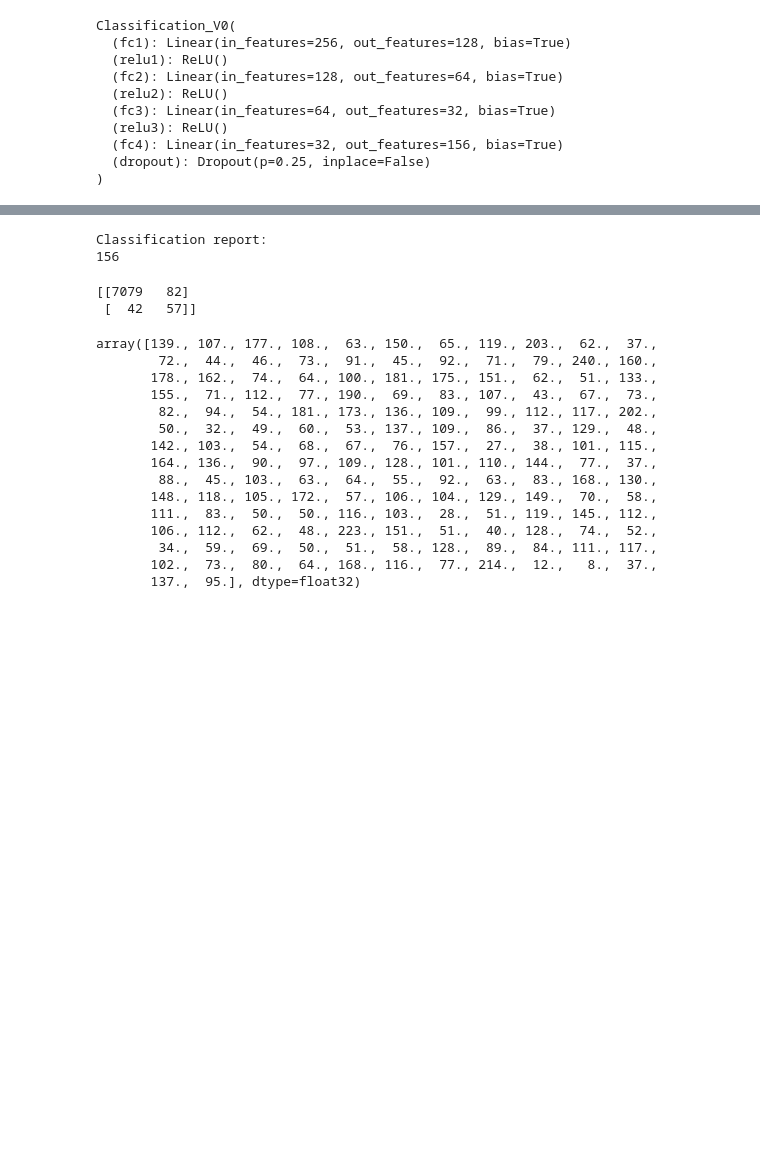
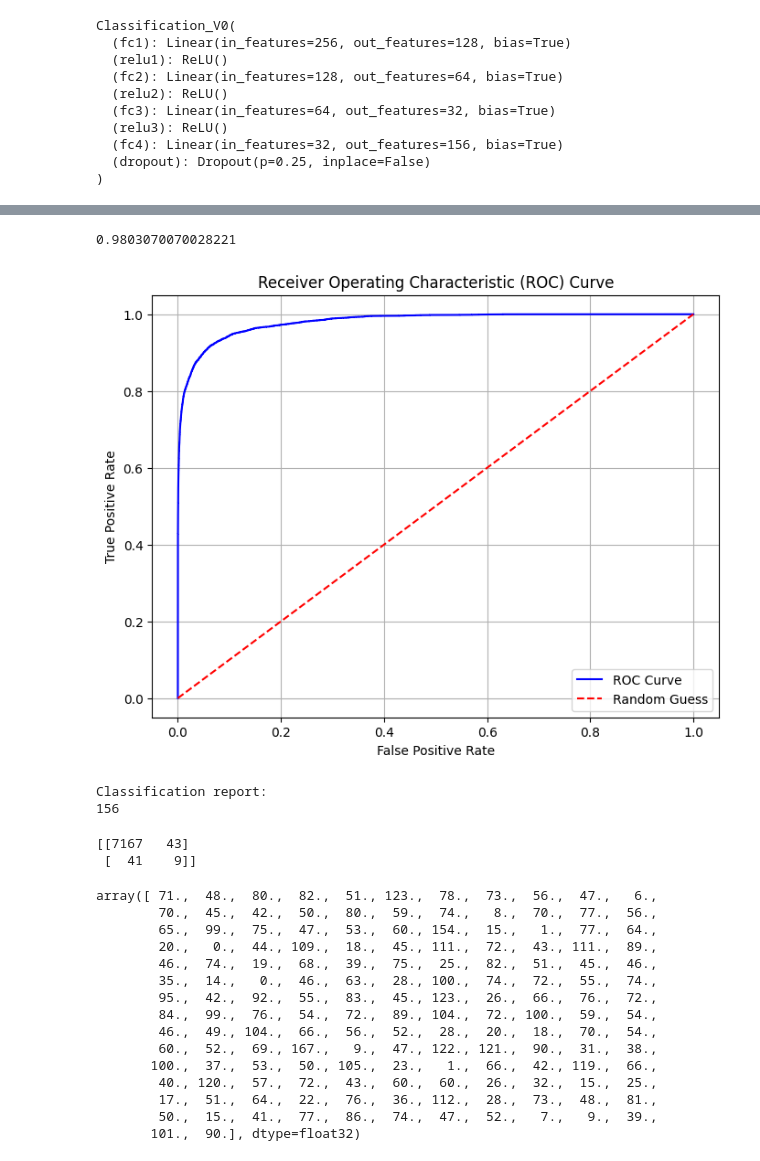
Before and after one commit to bio-ontology-research-group/Genomic_context, a Jupyter notebook: BERT_for_DNN_sanity_check_secretion.ipynb, the cells around one changed output, grey strips where cells are left out. Drawn from its saved outputs; the diff is of its cells as text; code cells hidden in the pictures; blank space fills up the shorter version.

```diff
--- a/BERT_for_DNN_sanity_check_secretion.ipynb
+++ b/BERT_for_DNN_sanity_check_secretion.ipynb
@@ -592,7 +571,7 @@ from sklearn.metrics import precision_score, recall_score, f1_score
 import numpy as np
 all_predictions = []
 all_labels = []
-
+all_probs = []
 
 count = 0
 for batch_embeddings, batch_labels in tqdm(generator, desc="Evaluation Batches", leave=False):
@@ -603,3 +582,4 @@ for batch_embeddings, batch_labels in tqdm(generator, desc="Evaluation Batches",
     thresholded_predictions = (predictions > 0.9).float()
     all_predictions.append(thresholded_predictions.detach().numpy())
     all_labels.append(batch_labels)
+    all_probs.append(predictions.detach().numpy())
@@ -624,3 +604,4 @@ NameError: name 'all_labels' is not defined
 # Concatenate predictions and labels across all batches
 all_predictions = np.concatenate(all_predictions)
 all_labels = np.concatenate(all_labels)
+all_probs = np.concatenate(all_probs)
@@ -633,3 +645,28 @@ all_labels.shape
+# %%
+from sklearn import metrics
+
+y = all_labels.flatten()
+pred_y = all_probs.flatten()
+
+fpr, tpr, thresholds = metrics.roc_curve(y, pred_y)
+print(metrics.auc(fpr, tpr))
+# %% [output]
+0.9803070070028221
+# %%
+import matplotlib.pyplot as plt
+
+plt.figure(figsize=(8, 6))
+plt.plot(fpr, tpr, color='blue', label='ROC Curve')
+plt.plot([0, 1], [0, 1], color='red', linestyle='--', label='Random Guess')
+
+plt.xlabel('False Positive Rate')
+plt.ylabel('True Positive Rate')
+plt.title('Receiver Operating Characteristic (ROC) Curve')
+plt.legend(loc='lower right')
+plt.grid(True)
+plt.show()
+# %% [output]
+[figure, added]
 # %%
 cl_report = multilabel_confusion_matrix(all_labels, all_predictions)
 print("Classification report:")
@@ -638,10 +675,10 @@ print(len(cl_report))
 Classification report:
 156
 # %%
-print(cl_report[0])
+print(cl_report[100])
 # %% [output]
-[[7079   82]
- [  42   57]]
+[[7167   43]
+ [  41    9]]
 # %%
 from sklearn.metrics import classification_report
 
@@ -649,21 +686,21 @@ report = classification_report(all_labels, all_predictions, zero_division=np.nan
 # %%
 all_predictions.sum(axis=0)
 # %% [output]
-array([139., 107., 177., 108.,  63., 150.,  65., 119., 203.,  62.,  37.,
-        72.,  44.,  46.,  73.,  91.,  45.,  92.,  71.,  79., 240., 160.,
-       178., 162.,  74.,  64., 100., 181., 175., 151.,  62.,  51., 133.,
-       155.,  71., 112.,  77., 190.,  69.,  83., 107.,  43.,  67.,  73.,
-        82.,  94.,  54., 181., 173., 136., 109.,  99., 112., 117., 202.,
-        50.,  32.,  49.,  60.,  53., 137., 109.,  86.,  37., 129.,  48.,
-       142., 103.,  54.,  68.,  67.,  76., 157.,  27.,  38., 101., 115.,
-       164., 136.,  90.,  97., 109., 128., 101., 110., 144.,  77.,  37.,
-        88.,  45., 103.,  63.,  64.,  55.,  92.,  63.,  83., 168., 130.,
-       148., 118., 105., 172.,  57., 106., 104., 129., 149.,  70.,  58.,
-       111.,  83.,  50.,  50., 116., 103.,  28.,  51., 119., 145., 112.,
-       106., 112.,  62.,  48., 223., 151.,  51.,  40., 128.,  74.,  52.,
-        34.,  59.,  69.,  50.,  51.,  58., 128.,  89.,  84., 111., 117.,
-       102.,  73.,  80.,  64., 168., 116.,  77., 214.,  12.,   8.,  37.,
-       137.,  95.], dtype=float32)
+array([ 71.,  48.,  80.,  82.,  51., 123.,  78.,  73.,  56.,  47.,   6.,
+        70.,  45.,  42.,  50.,  80.,  59.,  74.,   8.,  70.,  77.,  56.,
+        65.,  99.,  75.,  47.,  53.,  60., 154.,  15.,   1.,  77.,  64.,
+        20.,   0.,  44., 109.,  18.,  45., 111.,  72.,  43., 111.,  89.,
+        46.,  74.,  19.,  68.,  39.,  75.,  25.,  82.,  51.,  45.,  46.,
+        35.,  14.,   0.,  46.,  63.,  28., 100.,  74.,  72.,  55.,  74.,
+        95.,  42.,  92.,  55.,  83.,  45., 123.,  26.,  66.,  76.,  72.,
+        84.,  99.,  76.,  54.,  72.,  89., 104.,  72., 100.,  59.,  54.,
+        46.,  49., 104.,  66.,  56.,  52.,  28.,  20.,  18.,  70.,  54.,
+        60.,  52.,  69., 167.,   9.,  47., 122., 121.,  90.,  31.,  38.,
+       100.,  37.,  53.,  50., 105.,  23.,   1.,  66.,  42., 119.,  66.,
+        40., 120.,  57.,  72.,  43.,  60.,  60.,  26.,  32.,  15.,  25.,
+        17.,  51.,  64.,  22.,  76.,  36., 112.,  28.,  73.,  48.,  81.,
+        50.,  15.,  41.,  77.,  86.,  74.,  47.,  52.,   7.,   9.,  39.,
+       101.,  90.], dtype=float32)
 # %%
 print(report)
 # %% [output]
```
Also changed, not shown: parts of 16 cells of this notebook, 7 other files.
